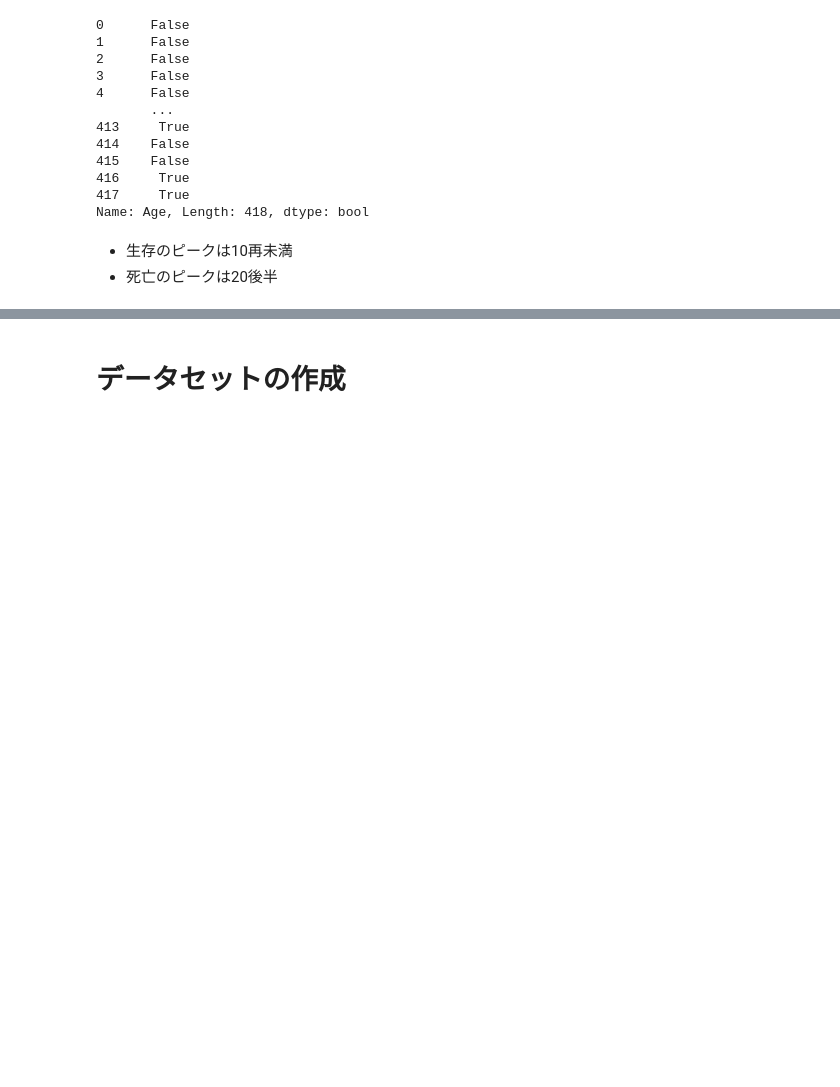
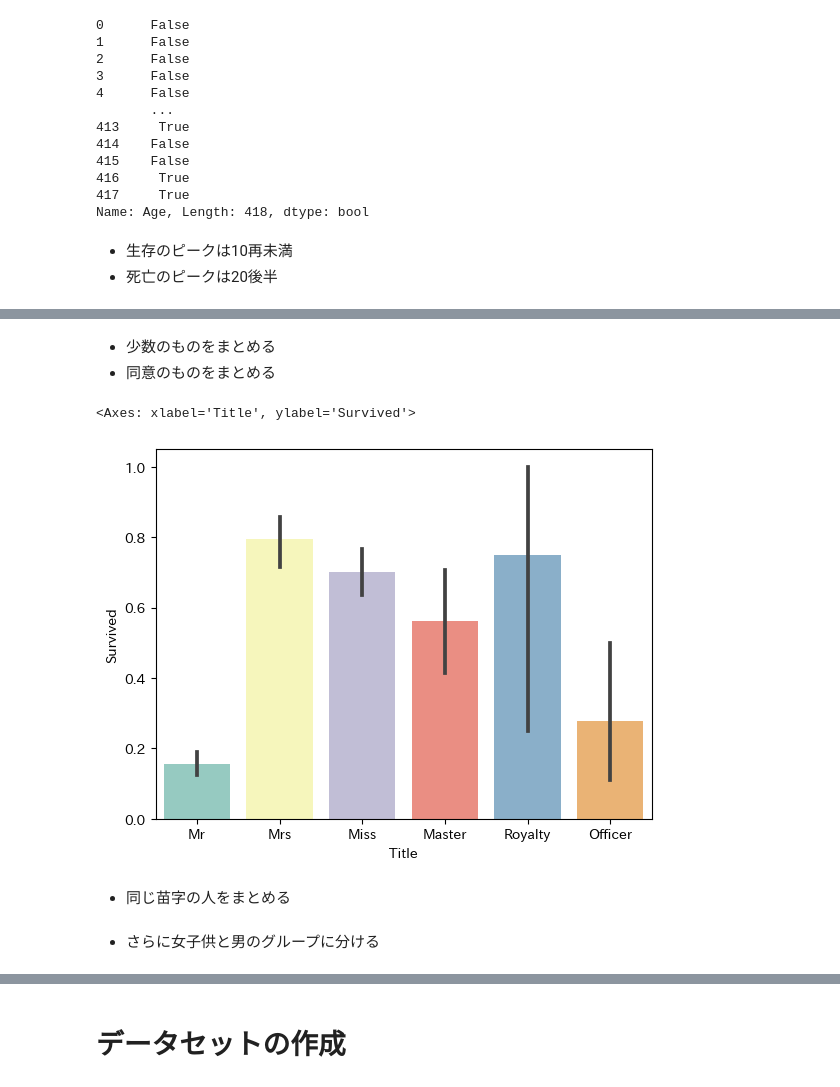
Before and after one commit to hogekoba/Kaggle, a Jupyter notebook: titanic/nb/003_analyse.ipynb, the cells around one changed output, grey strips where cells are left out. Cells and saved outputs as stored; diff of their text form; code cells hidden in the pictures; blank space fills up the shorter version.

```diff
--- a/titanic/nb/003_analyse.ipynb
+++ b/titanic/nb/003_analyse.ipynb
@@ -166,0 +217,19 @@ plt.show()
+# %% [markdown]
+* 少数のものをまとめる
+* 同意のものをまとめる
+# %%
+# 敬称の分析
+df_train['Title'] = df_train['Name'].map(lambda x: x.split(', ')[1].split('. ')[0])
+# 同意のものをまとめる
+df_train['Title'].replace(['Capt', 'Col', 'Major', 'Dr', 'Rev'], 'Officer', inplace=True)
+df_train['Title'].replace(['Don', 'Sir',  'the Countess', 'Lady', 'Dona'], 'Royalty', inplace=True)
+df_train['Title'].replace(['Mme', 'Ms'], 'Mrs', inplace=True)
+df_train['Title'].replace(['Mlle'], 'Miss', inplace=True)
+df_train['Title'].replace(['Jonkheer'], 'Master', inplace=True)
+# データ表示
+sns.barplot(x='Title', y='Survived', data=df_train, palette='Set3')
+# %% [output]
+<Axes: xlabel='Title', ylabel='Survived'>
+[figure, added]
+# %% [markdown]
+* 同じ苗字の人をまとめる
@@ -166,0 +243,2 @@ plt.show()
+# %% [markdown]
+* さらに女子供と男のグループに分ける
```
Also changed, not shown: parts of 11 cells of this notebook, 3 other files.
